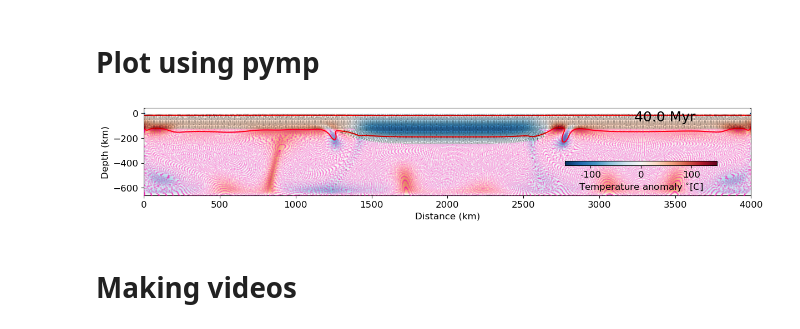
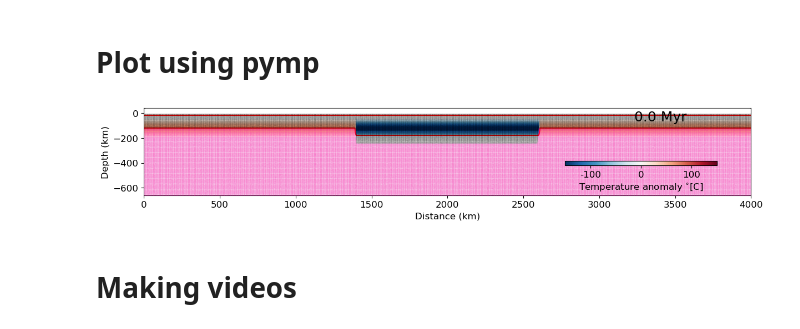
Before and after one commit to jamisonassuncao/mandyoc-scripts, a Jupyter notebook: frames_generator.ipynb, the cells around one changed output. Cells and saved outputs as stored; diff of their text form; code cells hidden in the pictures.

```diff
--- a/frames_generator.ipynb
+++ b/frames_generator.ipynb
@@ -135,7 +135,7 @@ machine_path = '/'+path[1]+'/'+path[2] # Select home according to OS.
 # scenario = '/Doutorado/cenarios/mandyoc/keel/Lx4000km/cold_keel/thermal_bc_fixed/weak_keel/keel_stable_DT200_PT1292oC_HprodAst_Lx4000km_ck_tbcf_wk_Cmlit001'
 # scenario = '/Doutorado/cenarios/mandyoc/keel/Lx4000km/cold_keel/thermal_bc_fixed/weak_keel/keel_stable_DT200_PT1292oC_HprodAst_Lx4000km_ck_tbcf_wk_Cmlit01'
 # scenario = '/Doutorado/cenarios/mandyoc/keel/Lx4000km/cold_keel/thermal_bc_fixed/weak_keel/keel_stable_DT200_PT1292oC_HprodAst_Lx4000km_ck_tbcf_wk_Cmlit02'
-scenario = '/Doutorado/cenarios/mandyoc/keel/Lx4000km/cold_keel/thermal_bc_fixed/weak_keel/keel_stable_DT200_PT1292oC_HprodAst_Lx4000km_ck_tbcf_wk_Cmlit025'
+# scenario = '/Doutorado/cenarios/mandyoc/keel/Lx4000km/cold_keel/thermal_bc_fixed/weak_keel/keel_stable_DT200_PT1292oC_HprodAst_Lx4000km_ck_tbcf_wk_Cmlit025'
 # scenario = '/Doutorado/cenarios/mandyoc/keel/Lx4000km/cold_keel/thermal_bc_fixed/weak_keel/keel_stable_DT200_PT1292oC_HprodAst_Lx4000km_ck_tbcf_wk_Cmlit03'
 # scenario = '/Doutorado/cenarios/mandyoc/keel/Lx4000km/cold_keel/thermal_bc_fixed/weak_keel/keel_stable_DT200_PT1292oC_HprodAst_Lx4000km_ck_tbcf_wk_Cmlit05'
 
@@ -143,6 +143,7 @@ scenario = '/Doutorado/cenarios/mandyoc/keel/Lx4000km/cold_keel/thermal_bc_fixed
 # scenario = '/Doutorado/cenarios/mandyoc/keel/Lx4000km/cold_keel/thermal_bc_fixed/mobile_belt/mb_wetol/keel_stable_DT200_HprodAst_Lx4000km_ck_mbwo/mbwo_partial'
 # scenario = '/Doutorado/cenarios/mandyoc/keel/Lx4000km/cold_keel/thermal_bc_fixed/mobile_belt/mb_dryol/keel_stable_DT200_HprodAst_Lx4000km_ck_mbdo/mbdo_partial'
 
+scenario = '/checkered_test'
 # local = True
 local = False
 if(local==True):
@@ -199,7 +200,7 @@ properties = [#Properties from mandyoc. Comment/uncomment to select which ones y
              'lithology',
 #              'pressure',
             #  'strain',
-             'strain_rate',
+            #  'strain_rate',
             #  'temperature',
              'temperature_anomaly',
             #  'surface',
@@ -315,13 +316,13 @@ t0 = dataset.time[0]
 t1 = dataset.time[1]
 dt = int(t1 - t0)
 
-start = int(t0)
-end = int(dataset.time.size - 1)
-step = 1#5
+# start = int(t0)
+# end = int(dataset.time.size - 1)
+# step = 1#5
 
-# start = 0
-# end = 2
-# step = 1
+start = 0
+end = 2
+step = 1
 
 # step_initial = dataset.step[0]
 # step_1 = dataset.step[1]
@@ -333,34 +334,38 @@ plot_particles = True
 
 with pymp.Parallel() as p:
     for i in p.range(start, end+step, step):
         # data = dataset.isel(time=i)
         per = np.round(100*(i+1-start)/(end-start), 2)
         text = f"Time: {np.round(float(dataset.isel(time=i).time), 2)} Myr; Step: {int(dataset.isel(time=i).step)}/{int(dataset.step.max())}, ({per:.2f}%)."
 
         # print(text, end='\r')
 
         for prop in properties:
     #         print(f"Handeling {prop}.", end='\n')
             if(prop != 'surface'): # you can customize
                 xlims = [0, float(dataset.isel(time=i).lx) / 1.0e3]
                 ylims = [-float(dataset.isel(time=i).lz) / 1.0e3 + 40, 40]
             else:
                 xmin = 0 #+ 200
                 xmax = float(dataset.isel(time=i).lx) / 1.0E3 #- 200
                 xlims = [xmin, xmax]
                 ylims = [-7, 7]
 
             single_plot(dataset.isel(time=i), prop, xlims, ylims, model_path, output_path,
                         plot_isotherms = plot_isotherms,
                         plot_particles = plot_particles,
+                        particle_size = 0.02,
+                        # marker = ".",
+                        ncores = 12,
+                        # step_plot = 3,
                         isotherms = [500, 1300],
                         plot_melt = plot_melt,
                         melt_method = melt_method)
 
             # single_plot(dataset.isel(time=i), prop, xlims, ylims, model_path, output_path, plot_isotherms=False, isotherms = [500, 1300])
     #     print((n+1)*'\033[F', end='')
 # %% [output]
-[figure, old version]
+[figure, new version]
 # %%
 # model_name
 # dataset.time
```
Also changed, not shown: parts of 3 cells of this notebook, 1 other file.
